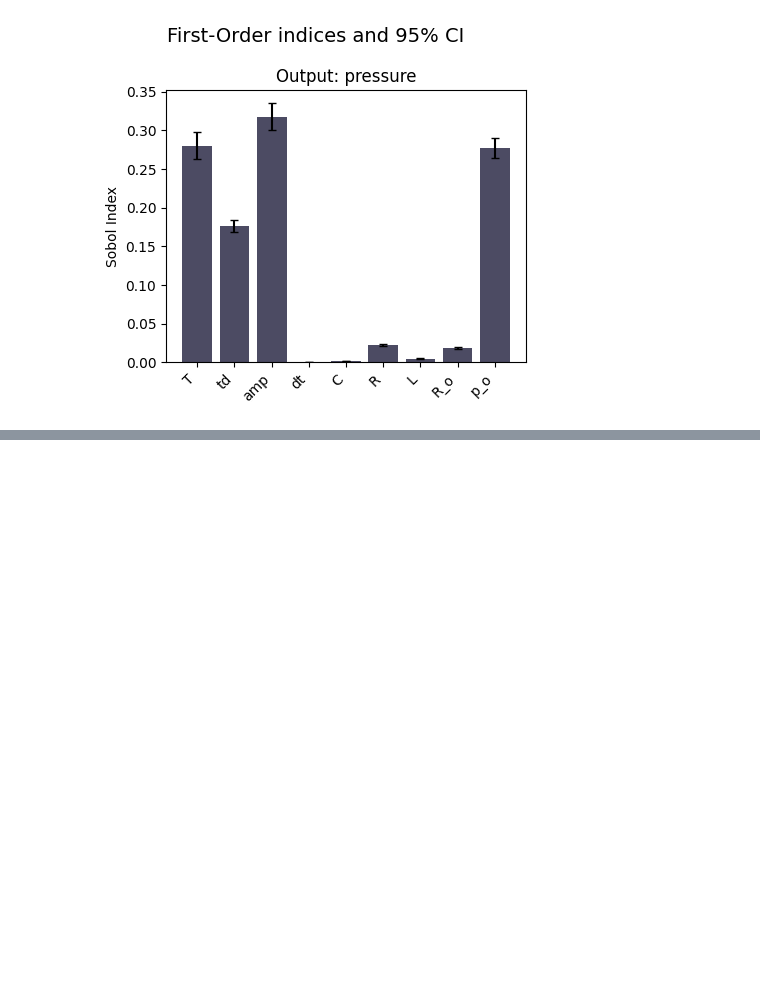
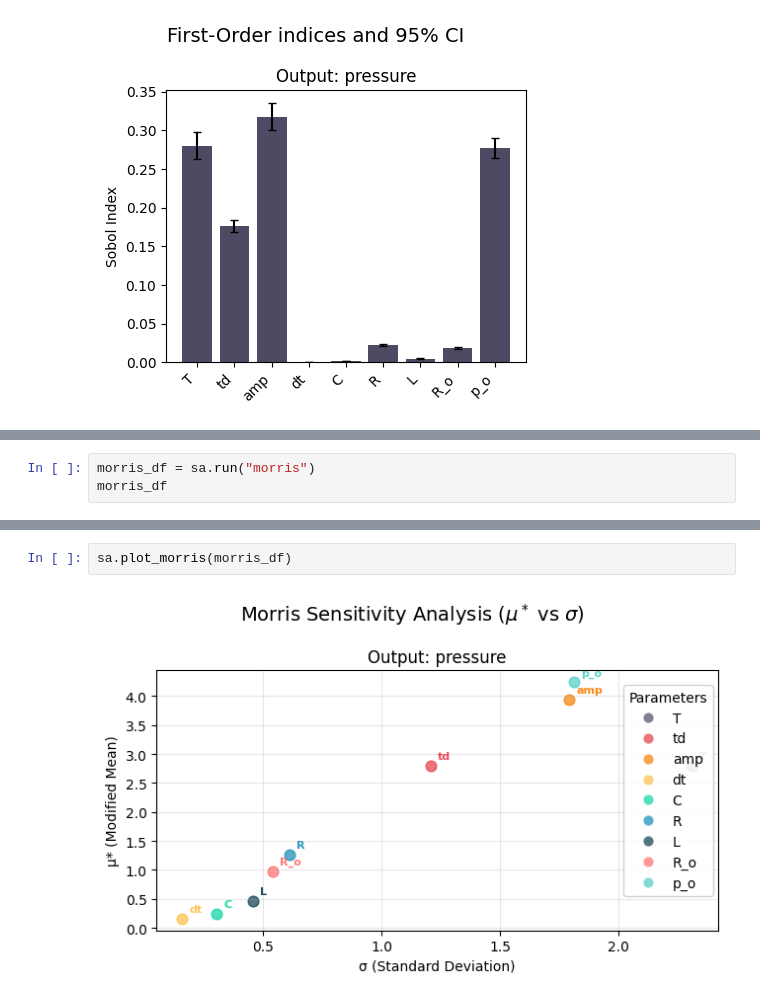
Before and after one commit to alan-turing-institute/autoemulate, a Jupyter notebook: docs/experimental/tutorials/tasks/01_emulation_sensitivity.ipynb, the cells around one changed output, grey strips where cells are left out. Saved outputs shown, nothing was run; the diff lists cells and outputs as text; blank space fills up the shorter version.

Commit message:
add morris

```diff
--- a/docs/experimental/tutorials/tasks/01_emulation_sensitivity.ipynb
+++ b/docs/experimental/tutorials/tasks/01_emulation_sensitivity.ipynb
@@ -77,0 +99,3 @@ sa.plot_sobol(sobol_df, index="S1")
+# %%
+morris_df = sa.run("morris")
+morris_df
@@ -77,0 +113,4 @@ sa.plot_sobol(sobol_df, index="S1")
+# %%
+sa.plot_morris(morris_df)
+# %% [output]
+[figure, added]
```
Also changed, not shown: parts of 4 cells of this notebook.
